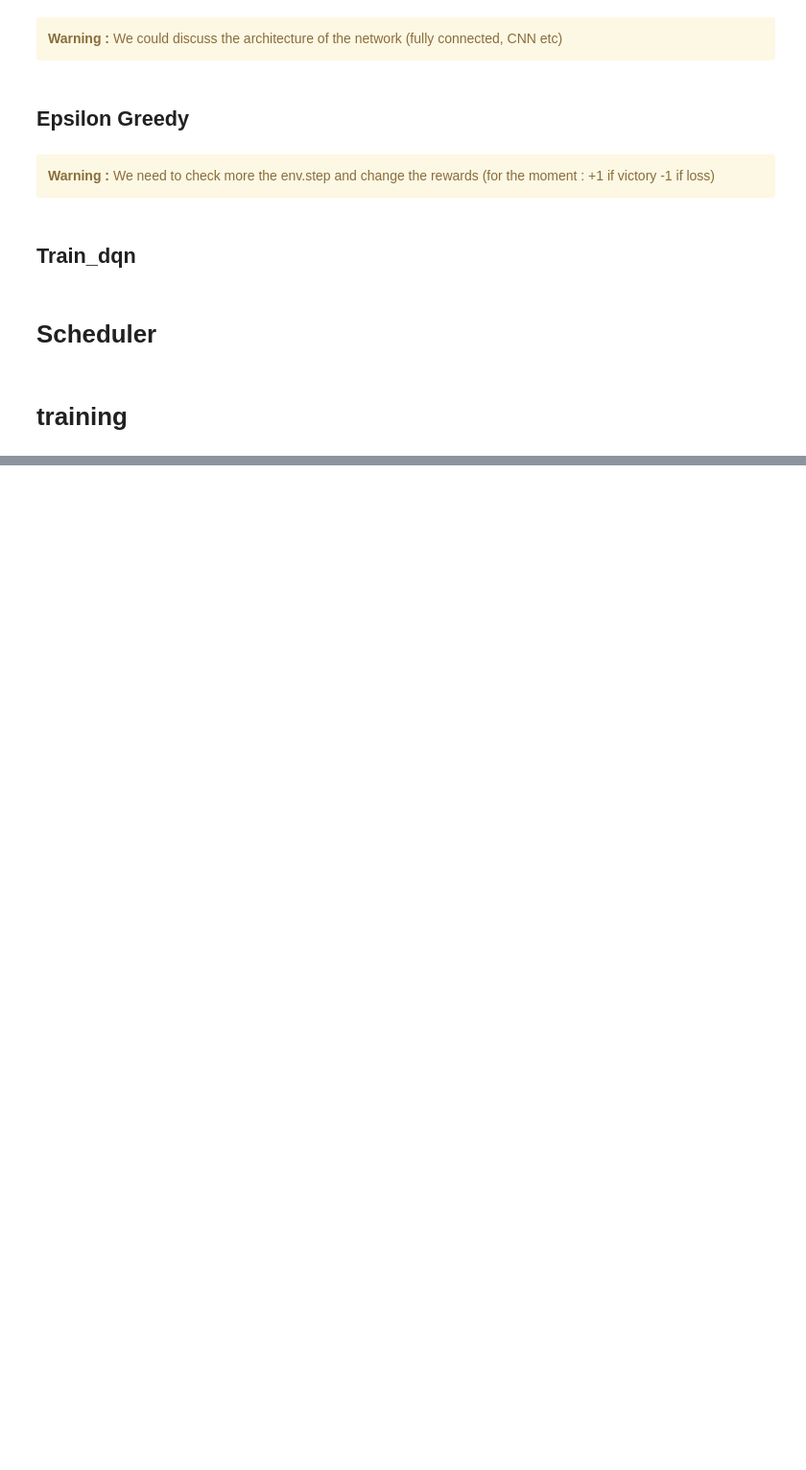
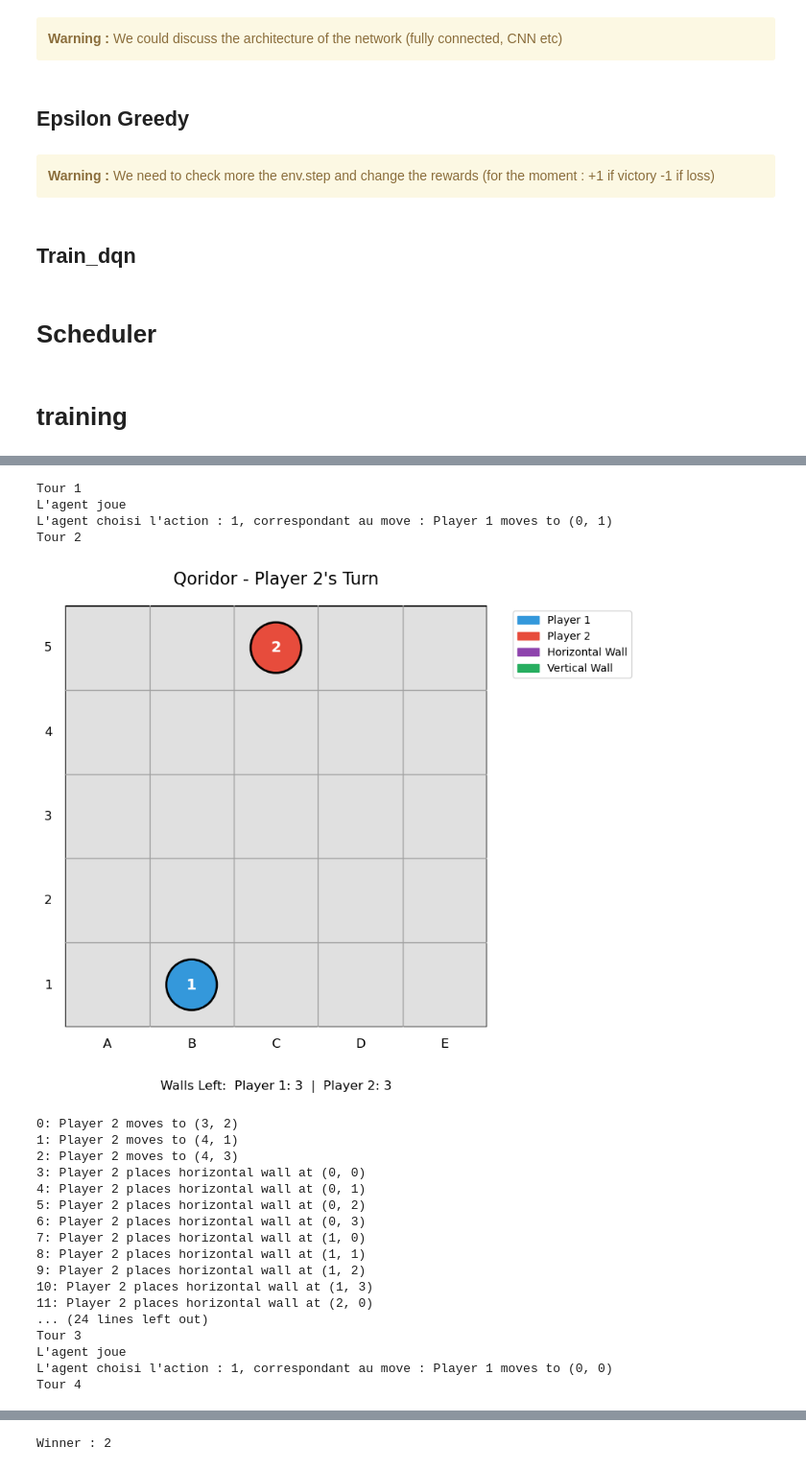
Before and after one commit to LaComete3/Quoridor_581, a Jupyter notebook: agents/DQN.ipynb, the cells around one changed output, grey strips where cells are left out. Shown at 96% size. Drawn from its saved outputs; the diff is of its cells as text; code cells hidden in the pictures; blank space fills up the shorter version.

Commit message:
we can play against the dqn agent. However the agent is completely dumb and cannot learn anything...

```diff
--- a/agents/DQN.ipynb
+++ b/agents/DQN.ipynb
@@ -609,27 +629,59 @@ def select_action(state: np.ndarray, q_network: torch.nn.Module) -> int:
         action = torch.argmax(q_values, dim=1).item()
     return action
 # %%
-env = QoridorEnv(5,3)
+env = QoridorEnv(5, 3)
 visualizer = QoridorVisualizer()
 q_network = torch.load('Test_dqn.pth')
 
-while not game.is_game_over():
+tour = 1
+while not env.game.is_game_over():
+    print(f"Tour {tour}")
     state = env.game.state
     state_vector = state_to_vector(state)
-    action = select_action(state_vector, q_network)
-    env.step(action)
-    visualizer.render_game(env.game)
-    if game.is_game_over():
+
+    if env.game.state.get_observation()['current_player'] == 1:
+        print("L'agent joue")
+        action = select_action(state_vector, q_network)
+        possible_moves = env.game.get_legal_moves()
+        print(f"L'agent choisi l'action : {action}, correspondant au move : {possible_moves[action]}")
+        env.game.make_move(possible_moves[action])
+    else:
+        visualizer.render_game(env.game)
+        possible_moves = env.game.get_legal_moves()
+        for idx, move in enumerate(possible_moves):
+            print(f"{idx}: {move}")
+        move_index = int(input("Entrez l'index du mouvement à jouer : "))
+        print(f"Vous avez joué l'action : {move_index} correspondant au move {possible_moves[move_index]}")
+        env.game.make_move(possible_moves[move_index])
+
+    if env.game.is_game_over():
         break
 
-    possible_moves = env.game.get_legal_moves()
-    for i, move in enumerate(possible_moves):
-        print(f"{i}: {move}")
-
-    move_index = int(input("Entrez l'index du mouvement à jouer : "))
-    game.make_move(possible_moves[move_index])
-    visualizer.render_game(env.game)
+    tour += 1
 
 winner = env.game.get_winner()
 visualizer.render_game(env.game)
 print(f"Winner : {winner}")
+# %% [output]
+Tour 1
+L'agent joue
+L'agent choisi l'action : 1, correspondant au move : Player 1 moves to (0, 1)
+Tour 2
+[figure, added]
+0: Player 2 moves to (3, 2)
+1: Player 2 moves to (4, 1)
+2: Player 2 moves to (4, 3)
+3: Player 2 places horizontal wall at (0, 0)
+4: Player 2 places horizontal wall at (0, 1)
+5: Player 2 places horizontal wall at (0, 2)
+6: Player 2 places horizontal wall at (0, 3)
+7: Player 2 places horizontal wall at (1, 0)
+8: Player 2 places horizontal wall at (1, 1)
+9: Player 2 places horizontal wall at (1, 2)
+10: Player 2 places horizontal wall at (1, 3)
+11: Player 2 places horizontal wall at (2, 0)
+... (24 lines left out)
+Tour 3
+L'agent joue
+L'agent choisi l'action : 1, correspondant au move : Player 1 moves to (0, 0)
+Tour 4
@@ -635,0 +743 @@ print(f"Winner : {winner}")
+Winner : 2
```
Also changed, not shown: parts of 4 cells of this notebook.
